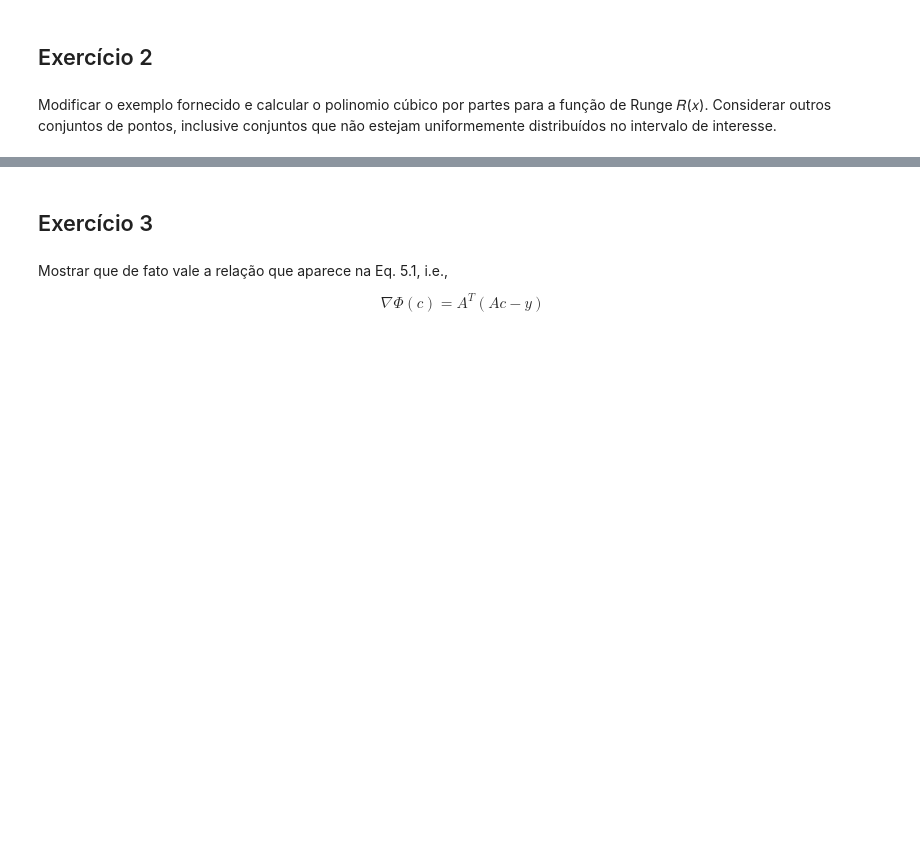
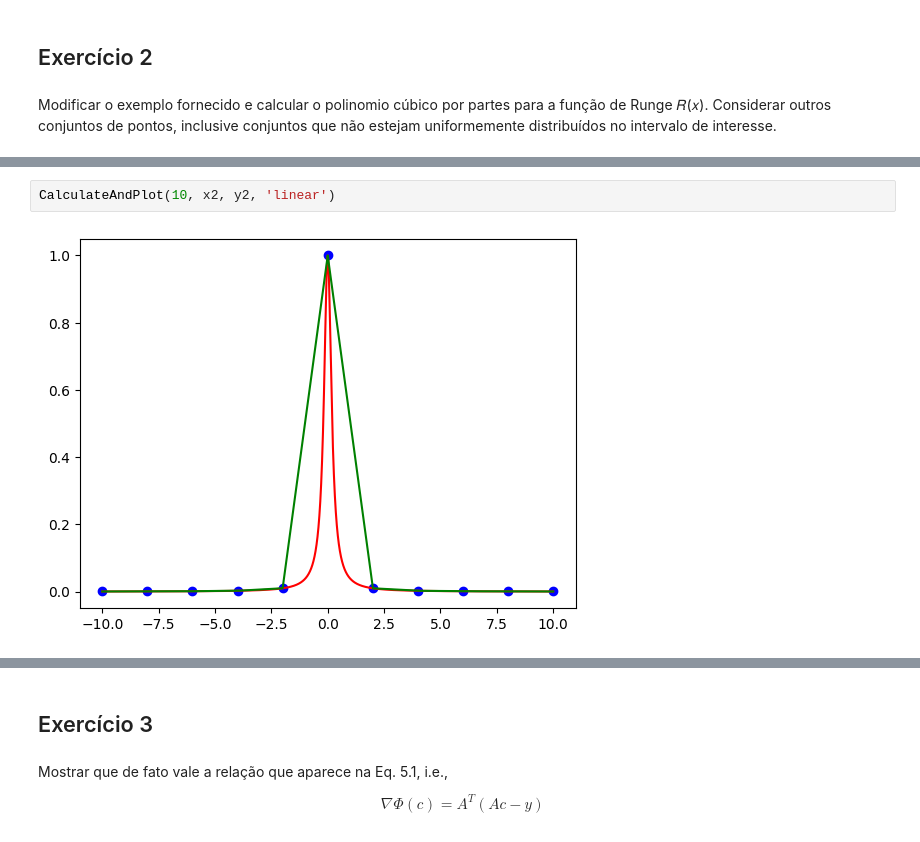
Before and after one commit to heloisaPazeti/Calc_Numeric, a Jupyter notebook: Exercicios/Lista_5.ipynb, the cells around one changed output, grey strips where cells are left out. Cells and saved outputs as stored; diff of their text form; blank space fills up the shorter version.

```diff
--- a/Exercicios/Lista_5.ipynb
+++ b/Exercicios/Lista_5.ipynb
@@ -107,0 +115,4 @@ CalculateAndPlot(10, x2, y2, 'cubic')
+# %%
+CalculateAndPlot(10, x2, y2, 'linear')
+# %% [output]
+[figure, added]
```
Also changed, not shown: parts of 28 cells of this notebook, 3 other files.
